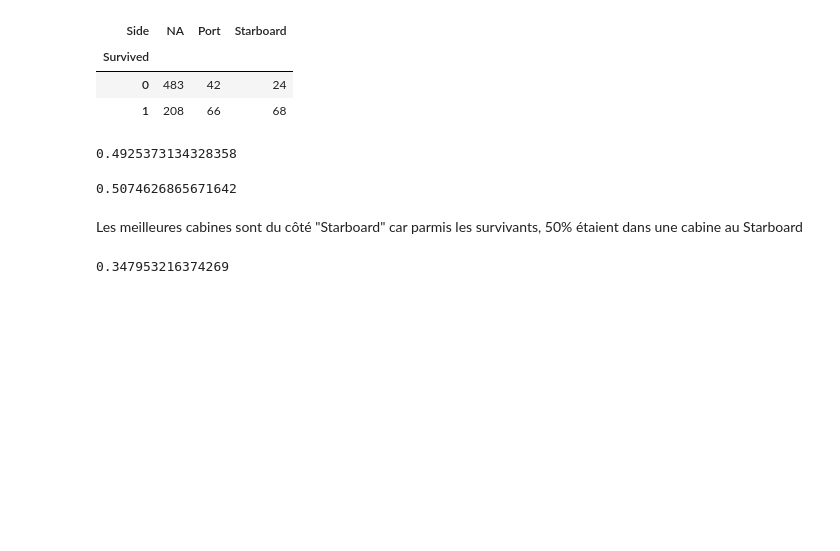
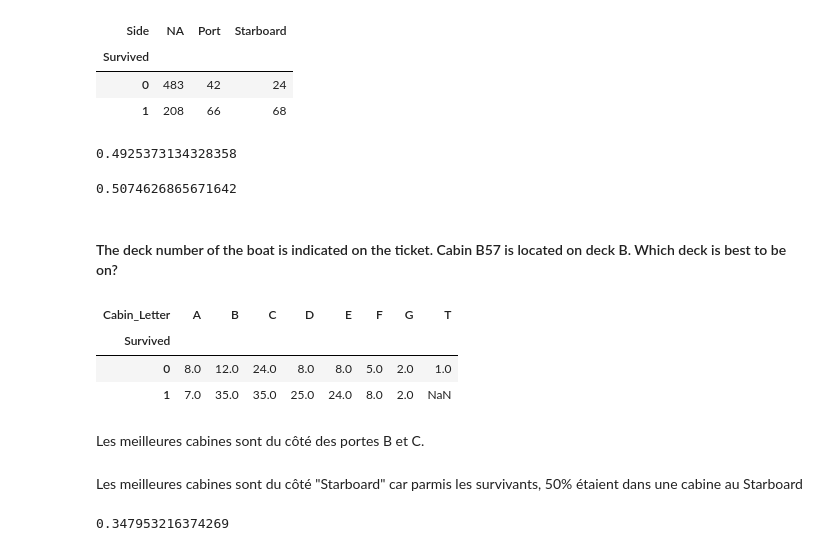
Before and after one commit to saraaaaahb/data-science-tutorials, a Jupyter notebook: introduction-to-python/Introduction to pandas.ipynb, the cells around one changed output. Saved outputs shown, nothing was run; the diff lists cells and outputs as text; code cells hidden in the pictures; blank space fills up the shorter version.

```diff
--- a/introduction-to-python/Introduction to pandas.ipynb
+++ b/introduction-to-python/Introduction to pandas.ipynb
@@ -304,9 +289,20 @@ df.groupby(['Survived', 'Side'])['PassengerId'].count().unstack()
 68/134 = 0.5074626865671642
 # %% [output]
 0.5074626865671642
+# %% [markdown]
+#### The deck number of the boat is indicated on the ticket. Cabin B57 is located on deck B. Which deck is best to be on?
 # %%
-# Extraire le numéro de la cabine en enlevant les lettres
-df['Cabin_Letter'] = df['Cabin'].str.extract('(\d+)', expand=False).astype(float)
+
+# Extraire le premier caractère (la lettre de la cabine)
+df['Cabin_Letter'] = df['Cabin'].str[0]
+df.groupby(['Survived', 'Cabin_Letter'])['PassengerId'].count().unstack()
+# %% [output]
+| Cabin_Letter | A | B | C | D | E | F | G | T |
+| Survived |  |  |  |  |  |  |  |  |
+| 0 | 8.0 | 12.0 | 24.0 | 8.0 | 8.0 | 5.0 | 2.0 | 1.0 |
+| 1 | 7.0 | 35.0 | 35.0 | 25.0 | 24.0 | 8.0 | 2.0 | NaN |
+# %% [markdown]
+Les meilleures cabines sont du côté des portes B et C.
 # %% [markdown]
 Les meilleures cabines sont du côté "Starboard" car parmis les survivants, 50% étaient dans une cabine au Starboard
 # %%
```
Also changed, not shown: parts of 9 cells of this notebook.
